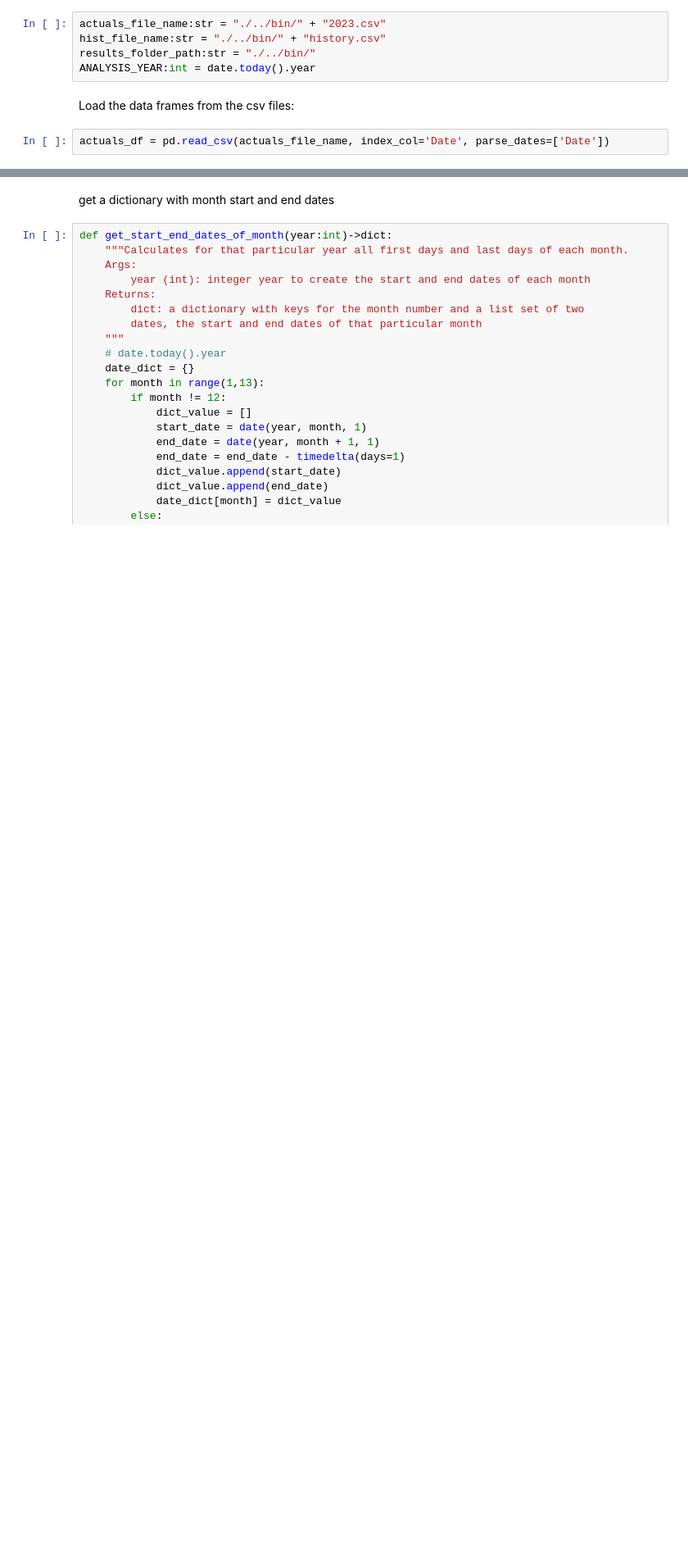
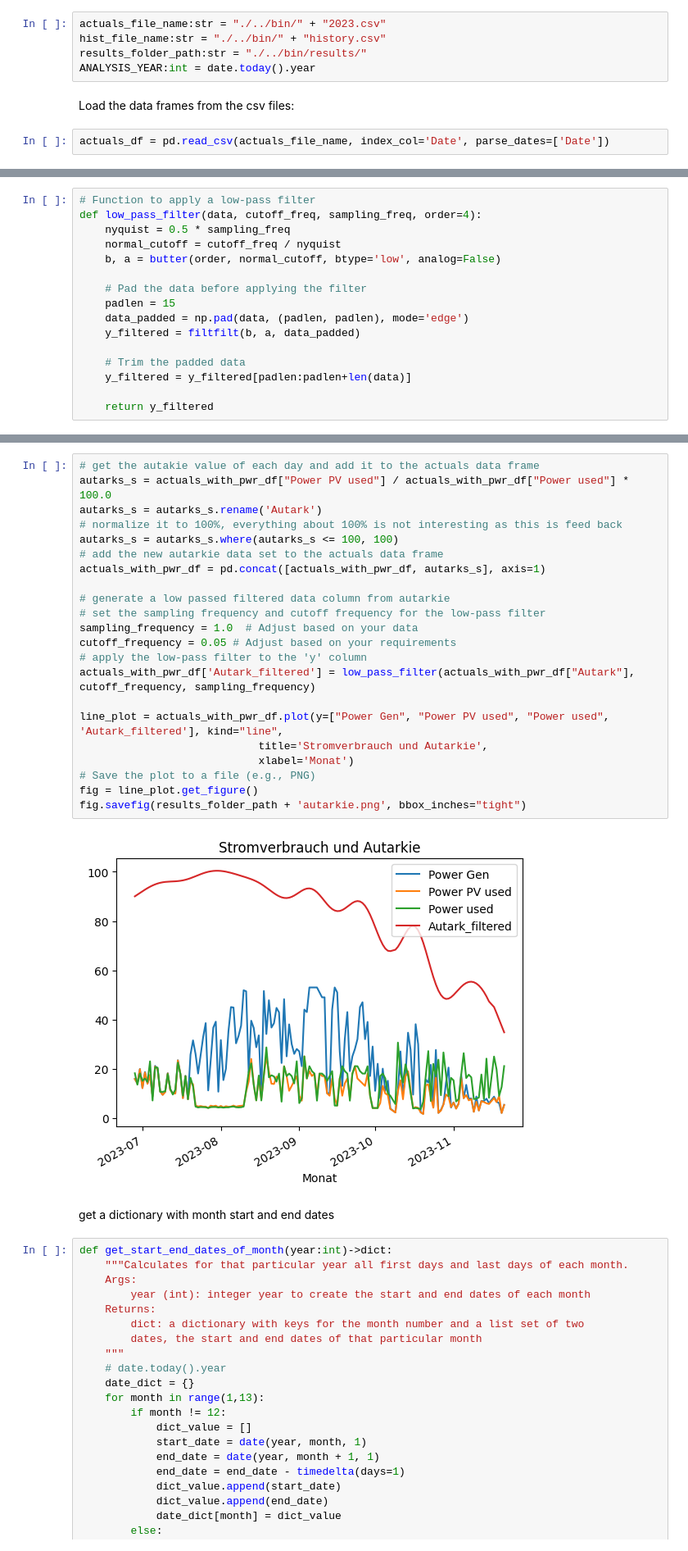
Before and after one commit to winkste/ha_resource_logger, a Jupyter notebook: src/analysis.ipynb, the cells around one changed output, grey strips where cells are left out. Shown at 82% size. Drawn from its saved outputs; the diff is of its cells as text; blank space fills up the shorter version.

```diff
--- a/src/analysis.ipynb
+++ b/src/analysis.ipynb
@@ -14,7 +17,7 @@ Set the corresponding variables for the data analysis:
 # %%
 actuals_file_name:str = "./../bin/" + "2023.csv"
 hist_file_name:str = "./../bin/" + "history.csv"
-results_folder_path:str = "./../bin/"
+results_folder_path:str = "./../bin/results/"
 ANALYSIS_YEAR:int = date.today().year
 # %% [markdown]
 Load the data frames from the csv files:
@@ -23 +28,17 @@ actuals_df = pd.read_csv(actuals_file_name, index_col='Date', parse_dates=['Date
+# %%
+# Function to apply a low-pass filter
+def low_pass_filter(data, cutoff_freq, sampling_freq, order=4):
+    nyquist = 0.5 * sampling_freq
+    normal_cutoff = cutoff_freq / nyquist
+    b, a = butter(order, normal_cutoff, btype='low', analog=False)
+
+    # Pad the data before applying the filter
+    padlen = 15
+    data_padded = np.pad(data, (padlen, padlen), mode='edge')
+    y_filtered = filtfilt(b, a, data_padded)
+
+    # Trim the padded data
+    y_filtered = y_filtered[padlen:padlen+len(data)]
+
+    return y_filtered
 # %% [markdown]
@@ -73,3 +117,27 @@ for keys, values in stats_dict.items():
+# %%
+# get the autakie value of each day and add it to the actuals data frame
+autarks_s = actuals_with_pwr_df["Power PV used"] / actuals_with_pwr_df["Power used"] * 100.0
+autarks_s = autarks_s.rename('Autark')
+# normalize it to 100%, everything about 100% is not interesting as this is feed back
+autarks_s = autarks_s.where(autarks_s <= 100, 100)
+# add the new autarkie data set to the actuals data frame
+actuals_with_pwr_df = pd.concat([actuals_with_pwr_df, autarks_s], axis=1)
+
+# generate a low passed filtered data column from autarkie
+# set the sampling frequency and cutoff frequency for the low-pass filter
+sampling_frequency = 1.0  # Adjust based on your data
+cutoff_frequency = 0.05 # Adjust based on your requirements
+# apply the low-pass filter to the 'y' column
+actuals_with_pwr_df['Autark_filtered'] = low_pass_filter(actuals_with_pwr_df["Autark"], cutoff_frequency, sampling_frequency)
+
+line_plot = actuals_with_pwr_df.plot(y=["Power Gen", "Power PV used", "Power used", 'Autark_filtered'], kind="line",
+                            title='Stromverbrauch und Autarkie',
+                            xlabel='Monat')
+# Save the plot to a file (e.g., PNG)
+fig = line_plot.get_figure()
+fig.savefig(results_folder_path + 'autarkie.png', bbox_inches="tight")
+# %% [output]
+[figure, added]
 # %% [markdown]
 get a dictionary with month start and end dates
 # %%
```
Also changed, not shown: parts of 14 cells of this notebook, 2 other files.
